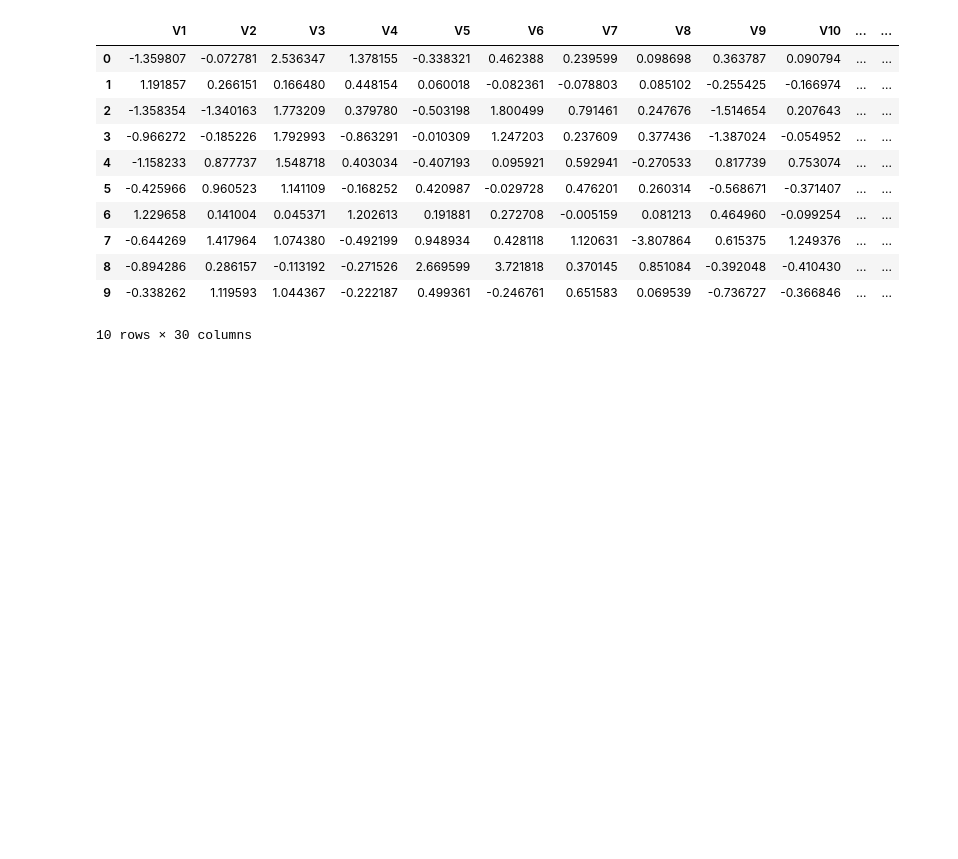
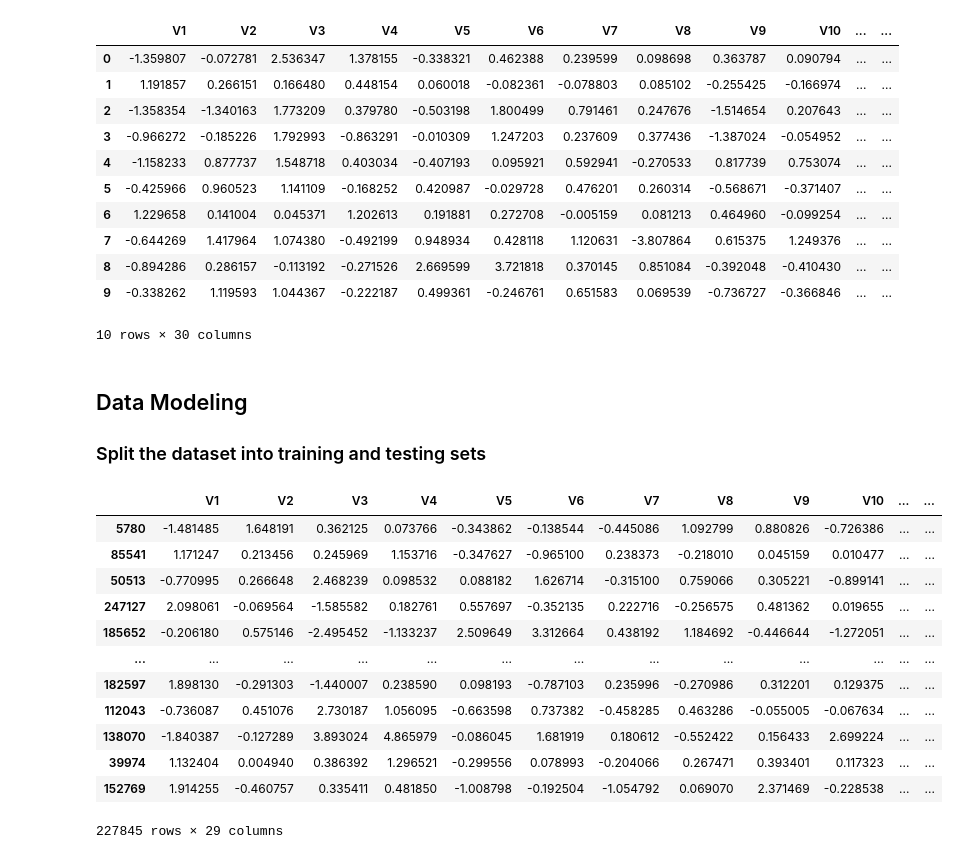
Before and after one commit to gli81/kaggle, a Jupyter notebook: Credit-Card-Fraud-Detection/creditCardPy.ipynb, the cells around one changed output. Cells and saved outputs as stored; diff of their text form; code cells hidden in the pictures; blank space fills up the shorter version.

Commit message:
Worked on Credit

```diff
--- a/Credit-Card-Fraud-Detection/creditCardPy.ipynb
+++ b/Credit-Card-Fraud-Detection/creditCardPy.ipynb
@@ -69,3 +70,26 @@ credit_data.head(10)
 | 8 | -0.894286 | 0.286157 | -0.113192 | -0.271526 | 2.669599 | 3.721818 | 0.370145 | 0.851084 | -0.392048 | -0.410430 | ... | ... |
 | 9 | -0.338262 | 1.119593 | 1.044367 | -0.222187 | 0.499361 | -0.246761 | 0.651583 | 0.069539 | -0.736727 | -0.366846 | ... | ... |
 10 rows × 30 columns
+# %% [markdown]
+## Data Modeling
+### Split the dataset into training and testing sets
+# %%
+from sklearn.model_selection import train_test_split
+x = credit_data.drop("Class", axis=1)
+y = credit_data["Class"]
+X_train, X_test, Y_train, Y_test = train_test_split(x, y, test_size=0.2)
+X_train
+# %% [output]
+|  | V1 | V2 | V3 | V4 | V5 | V6 | V7 | V8 | V9 | V10 | ... | ... |
+| 5780 | -1.481485 | 1.648191 | 0.362125 | 0.073766 | -0.343862 | -0.138544 | -0.445086 | 1.092799 | 0.880826 | -0.726386 | ... | ... |
+| 85541 | 1.171247 | 0.213456 | 0.245969 | 1.153716 | -0.347627 | -0.965100 | 0.238373 | -0.218010 | 0.045159 | 0.010477 | ... | ... |
+| 50513 | -0.770995 | 0.266648 | 2.468239 | 0.098532 | 0.088182 | 1.626714 | -0.315100 | 0.759066 | 0.305221 | -0.899141 | ... | ... |
+| 247127 | 2.098061 | -0.069564 | -1.585582 | 0.182761 | 0.557697 | -0.352135 | 0.222716 | -0.256575 | 0.481362 | 0.019655 | ... | ... |
+| 185652 | -0.206180 | 0.575146 | -2.495452 | -1.133237 | 2.509649 | 3.312664 | 0.438192 | 1.184692 | -0.446644 | -1.272051 | ... | ... |
+| ... | ... | ... | ... | ... | ... | ... | ... | ... | ... | ... | ... | ... |
+| 182597 | 1.898130 | -0.291303 | -1.440007 | 0.238590 | 0.098193 | -0.787103 | 0.235996 | -0.270986 | 0.312201 | 0.129375 | ... | ... |
+| 112043 | -0.736087 | 0.451076 | 2.730187 | 1.056095 | -0.663598 | 0.737382 | -0.458285 | 0.463286 | -0.055005 | -0.067634 | ... | ... |
+| 138070 | -1.840387 | -0.127289 | 3.893024 | 4.865979 | -0.086045 | 1.681919 | 0.180612 | -0.552422 | 0.156433 | 2.699224 | ... | ... |
+| 39974 | 1.132404 | 0.004940 | 0.386392 | 1.296521 | -0.299556 | 0.078993 | -0.204066 | 0.267471 | 0.393401 | 0.117323 | ... | ... |
+| 152769 | 1.914255 | -0.460757 | 0.335411 | 0.481850 | -1.008798 | -0.192504 | -1.054792 | 0.069070 | 2.371469 | -0.228538 | ... | ... |
+227845 rows × 29 columns
```
Also changed, not shown: parts of 1 cell of this notebook.
